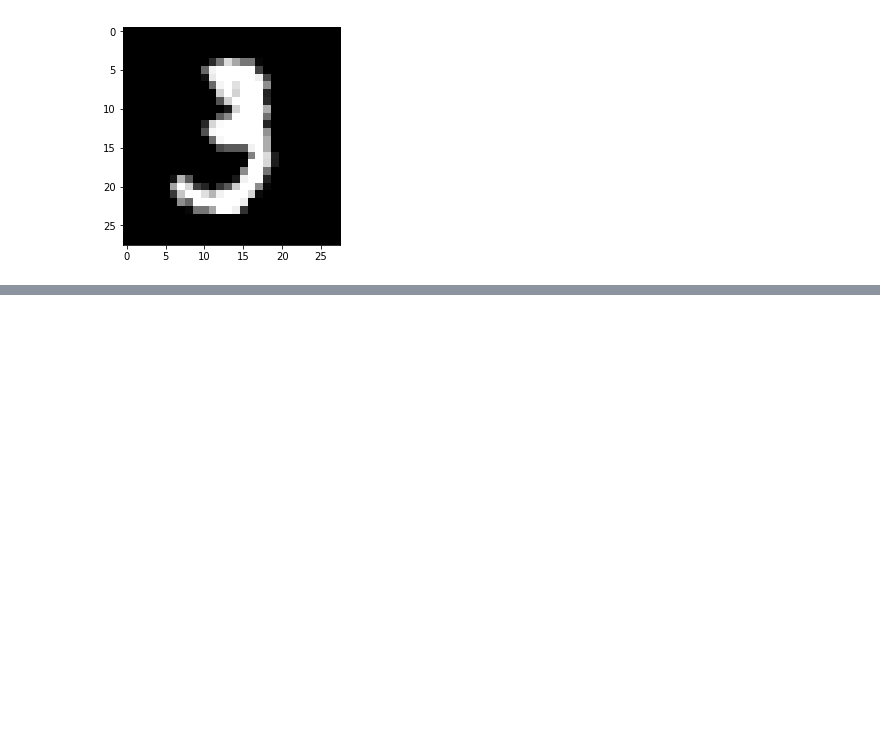
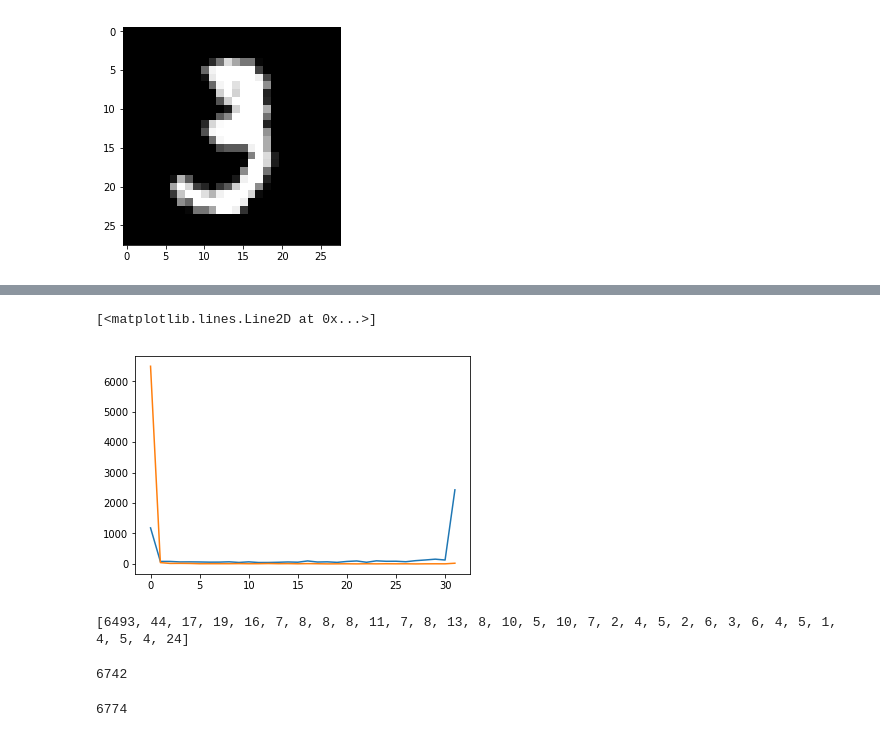
Before and after one commit to csielee/2018ML, a Jupyter notebook: HW2/HW2.ipynb, the cells around one changed output, grey strips where cells are left out. Cells and saved outputs as stored; diff of their text form; code cells hidden in the pictures; blank space fills up the shorter version.

```diff
--- a/HW2/HW2.ipynb
+++ b/HW2/HW2.ipynb
@@ -63,0 +80,5 @@ b'\x03'
+# %%
+%%time
+for i in train_images.datas:
+    tmp = [j for j in i]
+    continue
@@ -63,0 +88,5 @@ b'\x03'
+# %%
+%%time
+for _, i in enumerate(train_images.datas):
+    tmp = [j for j in i]
+    continue
@@ -63,0 +96,11 @@ b'\x03'
+# %%
+# class, pixels, bins
+
+Pixel_P = [[[1 for _ in range(32)] for _ in range(28*28)] for _ in range(10)]
+Class_P = [0 for _ in range(10)]
+# %%
+%%time
+for idx, bs in enumerate(train_images.datas):
+    Class_P[train_labels.datas[idx][0]] += 1
+    for i in range(len(bs)):
+        Pixel_P[train_labels.datas[idx][0]][i][bs[i]>>3] += 1
@@ -63,0 +110,16 @@ b'\x03'
+# %%
+plt.plot(range(32), Pixel_P[0][300])
+plt.plot(range(32), Pixel_P[1][300])
+# %% [output]
+[<matplotlib.lines.Line2D at 0x...>]
+[figure, added]
+# %%
+print(Pixel_P[1][300])
+# %% [output]
+[6493, 44, 17, 19, 16, 7, 8, 8, 8, 11, 7, 8, 13, 8, 10, 5, 10, 7, 2, 4, 5, 2, 6, 3, 6, 4, 5, 1, 4, 5, 4, 24]
+# %%
+print(Class_P[1])
+sum(Pixel_P[1][0])
+# %% [output]
+6742
+6774
```
Also changed, not shown: parts of 11 cells of this notebook.
